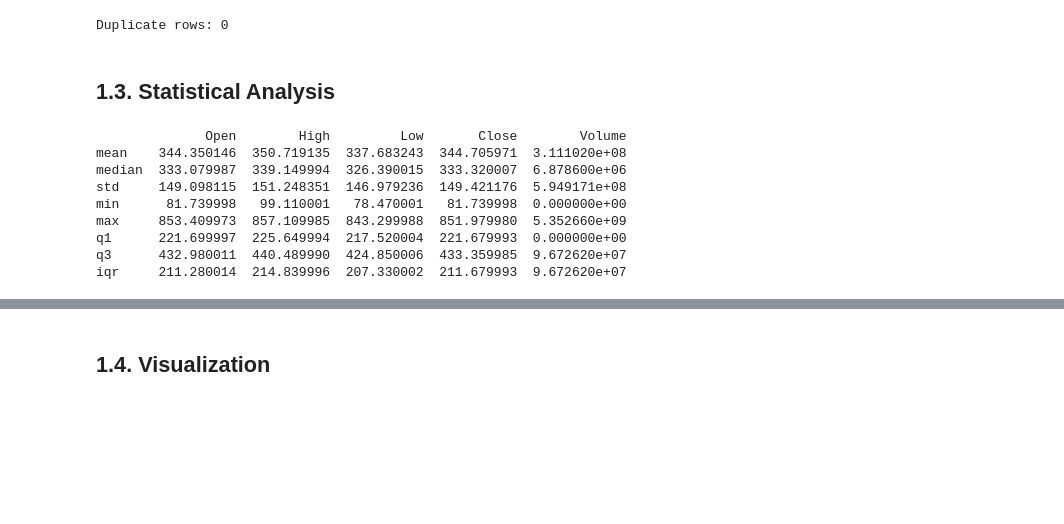
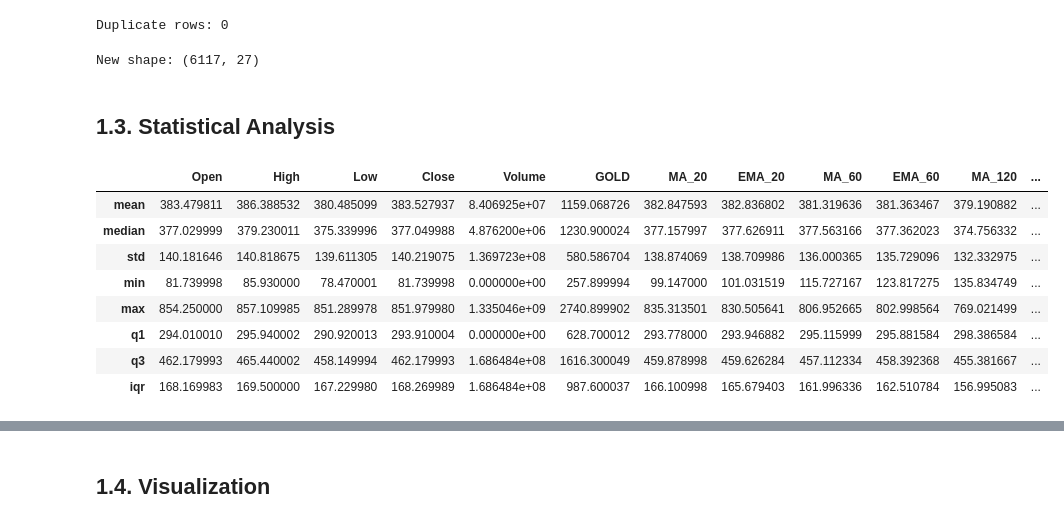
Before and after one commit to VictorNguyenLPN/sp500-dav, a Jupyter notebook: notebook_qhuy.ipynb, the cells around one changed output, grey strips where cells are left out. Cells and saved outputs as stored; diff of their text form; code cells hidden in the pictures; blank space fills up the shorter version.

```diff
--- a/notebook_qhuy.ipynb
+++ b/notebook_qhuy.ipynb
@@ -110,35 +199,44 @@ duplicate_count = data.duplicated().sum()
 print(f"Duplicate rows: {duplicate_count}")
 # %% [output]
 Duplicate rows: 0
+# %%
+first_valid_index = aug_data.dropna().index.min()
+cropped_data = aug_data.loc[first_valid_index:].reset_index(drop=True)
+# cropped_data.drop(columns=['Open', 'High', 'Low'], inplace=True)
+print("\nNew shape:", cropped_data.shape)
+# %% [output]
+New shape: (6117, 27)
 # %% [markdown]
 ## 1.3. Statistical Analysis
 # %%
+data = cropped_data.copy()
+
 def statistical_analysis(df: pd.DataFrame) -> dict:
     result = {
         "mean": df.mean(),
         "median": df.median(),
         "std": df.std(),
         "min": df.min(),
         "max": df.max(),
         "q1": df.quantile(0.25),
         "q3": df.quantile(0.75),
         "iqr": df.quantile(0.75) - df.quantile(0.25)
     }
 
     return result
 
 stats_summary = pd.DataFrame({
     col: statistical_analysis(data[col])
-    for col in data.select_dtypes(include='number').columns
+    for col in data.select_dtypes(include=['number']).columns
 })
-print(stats_summary)
+stats_summary
 # %% [output]
-              Open        High         Low       Close        Volume
-mean    344.350146  350.719135  337.683243  344.705971  3.111020e+08
-median  333.079987  339.149994  326.390015  333.320007  6.878600e+06
-std     149.098115  151.248351  146.979236  149.421176  5.949171e+08
-min      81.739998   99.110001   78.470001   81.739998  0.000000e+00
-max     853.409973  857.109985  843.299988  851.979980  5.352660e+09
-q1      221.699997  225.649994  217.520004  221.679993  0.000000e+00
-q3      432.980011  440.489990  424.850006  433.359985  9.672620e+07
-iqr     211.280014  214.839996  207.330002  211.679993  9.672620e+07
+|  | Open | High | Low | Close | Volume | GOLD | MA_20 | EMA_20 | MA_60 | EMA_60 | MA_120 | ... |
+| mean | 383.479811 | 386.388532 | 380.485099 | 383.527937 | 8.406925e+07 | 1159.068726 | 382.847593 | 382.836802 | 381.319636 | 381.363467 | 379.190882 | ... |
+| median | 377.029999 | 379.230011 | 375.339996 | 377.049988 | 4.876200e+06 | 1230.900024 | 377.157997 | 377.626911 | 377.563166 | 377.362023 | 374.756332 | ... |
+| std | 140.181646 | 140.818675 | 139.611305 | 140.219075 | 1.369723e+08 | 580.586704 | 138.874069 | 138.709986 | 136.000365 | 135.729096 | 132.332975 | ... |
+| min | 81.739998 | 85.930000 | 78.470001 | 81.739998 | 0.000000e+00 | 257.899994 | 99.147000 | 101.031519 | 115.727167 | 123.817275 | 135.834749 | ... |
+| max | 854.250000 | 857.109985 | 851.289978 | 851.979980 | 1.335046e+09 | 2740.899902 | 835.313501 | 830.505641 | 806.952665 | 802.998564 | 769.021499 | ... |
+| q1 | 294.010010 | 295.940002 | 290.920013 | 293.910004 | 0.000000e+00 | 628.700012 | 293.778000 | 293.946882 | 295.115999 | 295.881584 | 298.386584 | ... |
+| q3 | 462.179993 | 465.440002 | 458.149994 | 462.179993 | 1.686484e+08 | 1616.300049 | 459.878998 | 459.626284 | 457.112334 | 458.392368 | 455.381667 | ... |
+| iqr | 168.169983 | 169.500000 | 167.229980 | 168.269989 | 1.686484e+08 | 987.600037 | 166.100998 | 165.679403 | 161.996336 | 162.510784 | 156.995083 | ... |
```
Also changed, not shown: parts of 20 cells of this notebook, 8 other files.
